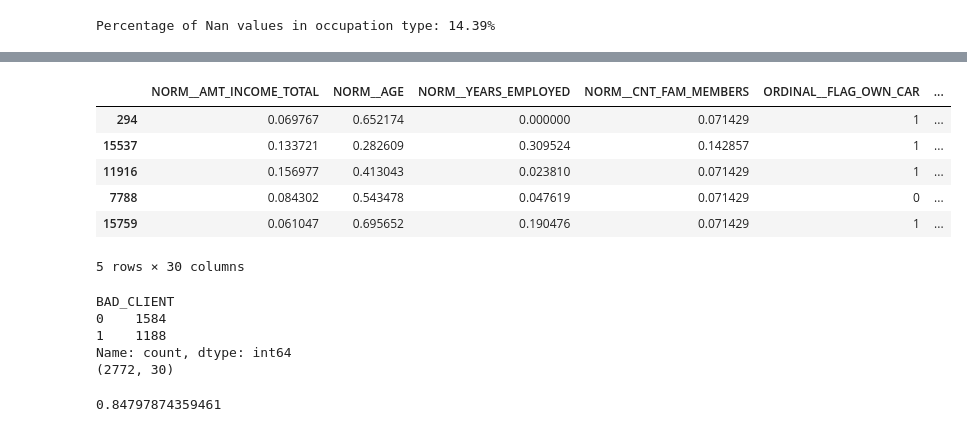
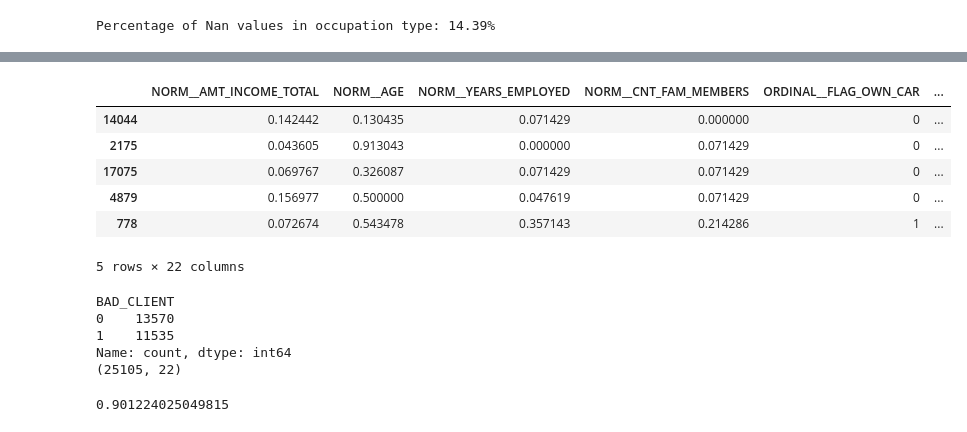
Before and after one commit to EnricoMiche1210760/prediction-of-creditworthiness-for-credit-card-issuance, a Jupyter notebook: main.ipynb, the cells around one changed output, grey strips where cells are left out. Saved outputs shown, nothing was run; the diff lists cells and outputs as text; code cells hidden in the pictures.

```diff
--- a/main.ipynb
+++ b/main.ipynb
@@ -436,7 +445,7 @@ columns_not_to_encode = ["FLAG_WORK_PHONE", "FLAG_PHONE", "FLAG_EMAIL"]
 X = approved_applications.drop(columns=['ID', 'CLIENT_RELIABILITY', 'BAD_CLIENT', 'FLAG_MOBIL'])
 y = approved_applications['BAD_CLIENT']
 
-X_train, X_test, y_train, y_test = train_test_split(X, y, test_size=0.3, random_state=RANDOM_STATE)
+X_train, X_test, y_train, y_test = train_test_split(X, y, test_size=0.2, random_state=RANDOM_STATE)
 
 column_transformer = ColumnTransformer([
     ('ORDINAL', OrdinalEncoder( ), columns_to_ordinal_encode),
@@ -701,7 +698,7 @@ print(grid_search.best_params_)
 # %%
-best_rnd_forest = grid_search.best_estimator_
+best_rnd_forest = grid_search_1.best_estimator_
 best_rnd_forest.fit(X_train_rf, y_train)
-y_pred_train = np.where(best_rnd_forest.predict_proba(X_train_rf)[:,1]>0.35, 1, 0)
-y_pred = np.where(best_rnd_forest.predict_proba(X_test_rf)[:,1]>0.35, 1, 0)
+y_pred_train = np.where(best_rnd_forest.predict_proba(X_train_rf)[:,1]>0.5, 1, 0)
+y_pred = np.where(best_rnd_forest.predict_proba(X_test_rf)[:,1]>0.5, 1, 0)
 accuracy_score(y_test, y_pred)
 # %% [output]
@@ -734,0 +732,18 @@ weighted avg       0.94      0.69      0.79      5269
+# %%
+from imblearn.ensemble import BalancedBaggingClassifier
+from sklearn.tree import DecisionTreeClassifier
+
+balanced_model = BalancedBaggingClassifier(estimator=DecisionTreeClassifier(), replacement=True, random_state=RANDOM_STATE, n_jobs=-1)
+param_grid = {
+    'n_estimators': [100, 200],
+    'max_samples': [0.5, 0.75, 1.],
+    'max_features': [0.5, 0.75, 1.]
+}
+with warnings.catch_warnings():
+# ignore all caught warnings
+    warnings.filterwarnings("ignore")
+    cv = RepeatedStratifiedKFold(n_splits=10, n_repeats=3, random_state=RANDOM_STATE)
+    grid_search = GridSearchCV(balanced_model, param_grid, cv=cv, scoring=['accuracy', 'precision', 'recall'], refit='accuracy',  n_jobs=-1)
+
+grid_search.fit(X_train_rf, y_train)
+print(grid_search.best_params_)
@@ -734,0 +752,15 @@ weighted avg       0.94      0.69      0.79      5269
+# %%
+best_balanced_model = grid_search.best_estimator_
+best_balanced_model.fit(X_train_rf, y_train)
+
+y_pred_train = np.where(best_balanced_model.predict_proba(X_train_rf)[:,1]>0.5, 1, 0)
+y_pred = np.where(best_balanced_model.predict_proba(X_test_rf)[:,1]>0.5, 1, 0)
+accuracy_score(y_test, y_pred)
+
+report_train_bb = classification_report(y_train, y_pred_train)
+report_test_bb = classification_report(y_test, y_pred)
+print(report_train_bb)
+print(report_test_bb)
+
+print_train_test_confusion_matrix(train_matrix=confusion_matrix(y_train, y_pred_train), test_matrix=confusion_matrix(y_test, y_pred),
+                           train_title="Train Set\n\n", test_title="Test Set\n\n")
@@ -735,31 +786,31 @@ weighted avg       0.94      0.69      0.79      5269
 # %%
 from sklearn.preprocessing import MinMaxScaler
 
 norm_transformer = ColumnTransformer([
     ('NORM', MinMaxScaler(), columns_to_scale)
     ],
     remainder='passthrough')
 
 norm_transformer.set_output(transform='pandas')
-X_train_norm = norm_transformer.fit_transform(X_train)
-X_test_norm = norm_transformer.transform(X_test)
+X_train_norm = norm_transformer.fit_transform(X_train_rf)
+X_test_norm = norm_transformer.transform(X_test_rf)
 rename_column_without_remainder(X_train_norm, X_test_norm)
 X_train_norm.head()
 # %% [output]
 |  | NORM__AMT_INCOME_TOTAL | NORM__AGE | NORM__YEARS_EMPLOYED | NORM__CNT_FAM_MEMBERS | ORDINAL__FLAG_OWN_CAR | ... |
-| 294 | 0.069767 | 0.652174 | 0.000000 | 0.071429 | 1 | ... |
-| 15537 | 0.133721 | 0.282609 | 0.309524 | 0.142857 | 1 | ... |
-| 11916 | 0.156977 | 0.413043 | 0.023810 | 0.071429 | 1 | ... |
-| 7788 | 0.084302 | 0.543478 | 0.047619 | 0.071429 | 0 | ... |
-| 15759 | 0.061047 | 0.695652 | 0.190476 | 0.071429 | 1 | ... |
+| 14044 | 0.142442 | 0.130435 | 0.071429 | 0.000000 | 0 | ... |
+| 2175 | 0.043605 | 0.913043 | 0.000000 | 0.071429 | 0 | ... |
+| 17075 | 0.069767 | 0.326087 | 0.071429 | 0.071429 | 0 | ... |
+| 4879 | 0.156977 | 0.500000 | 0.047619 | 0.071429 | 0 | ... |
+| 778 | 0.072674 | 0.543478 | 0.357143 | 0.214286 | 1 | ... |
-5 rows × 30 columns
+5 rows × 22 columns
 # %%
 from sklearn.neural_network import MLPClassifier
 from sklearn.metrics import accuracy_score
 
-smote = SMOTE(sampling_strategy=0.1, random_state=RANDOM_STATE)
+smote = SMOTE(sampling_strategy=0.85, random_state=RANDOM_STATE)
 X_train_std_smt03, y_train_smt03 = smote.fit_resample(X_train_norm, y_train)
-under = RandomUnderSampler(sampling_strategy=0.75, random_state=RANDOM_STATE)
+under = RandomUnderSampler(sampling_strategy=0.85, random_state=RANDOM_STATE)
 X_train_std_smt03rus, y_train_smt03rus = under.fit_resample(X_train_std_smt03, y_train_smt03)
 
 print(y_train_smt03rus.value_counts())
@@ -772,8 +823,8 @@ y_pred = mlp.predict(X_test_norm)
 accuracy_score(y_test, y_pred)
 # %% [output]
 BAD_CLIENT
-0    1584
-1    1188
+0    13570
+1    11535
 Name: count, dtype: int64
-(2772, 30)
+(25105, 22)
-0.84797874359461
+0.901224025049815
```
Also changed, not shown: parts of 26 cells of this notebook.
